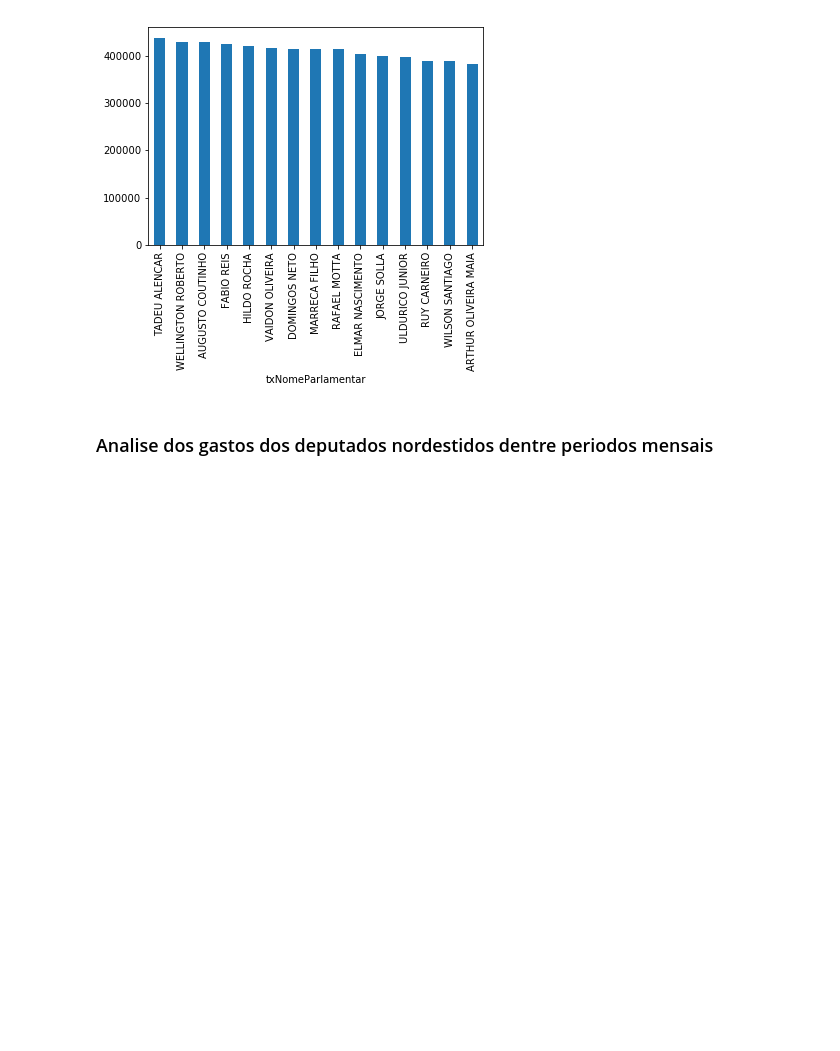
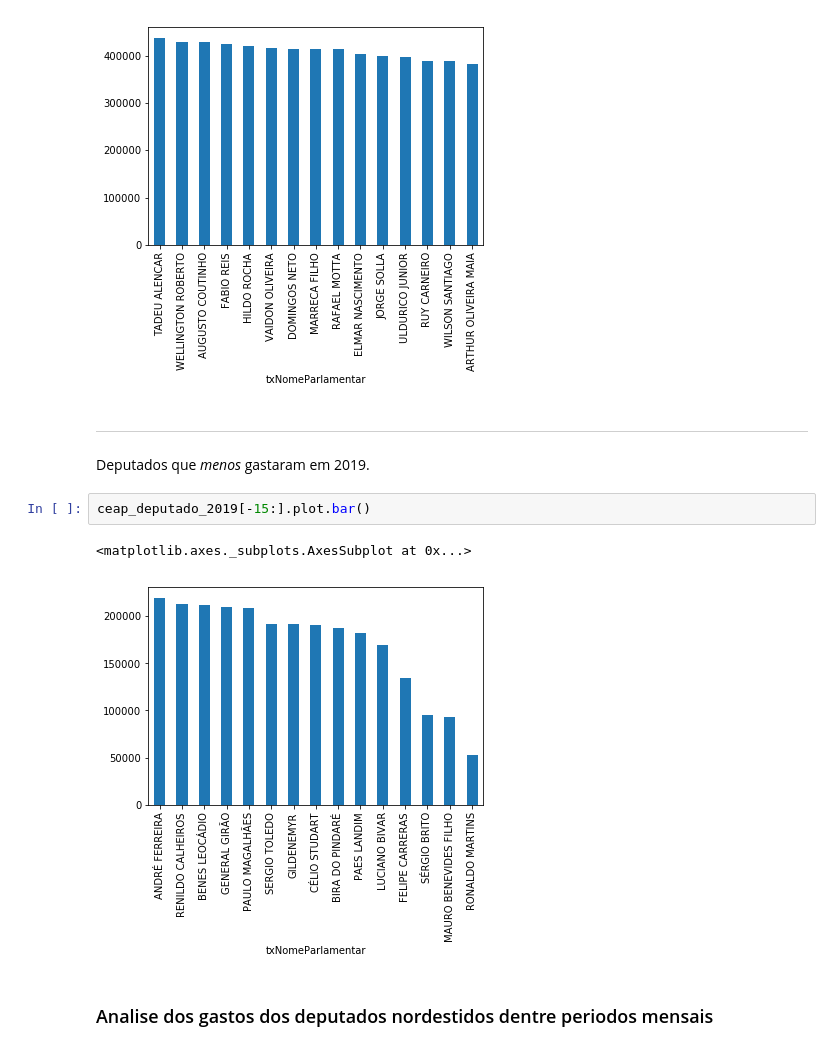
Before and after one commit to arthur-mts/beijo-de-moca, a Jupyter notebook: src/deputados.ipynb, the cells around one changed output. Saved outputs shown, nothing was run; the diff lists cells and outputs as text; blank space fills up the shorter version.

Commit message:
descrição dos gastos individuais de cada deputado por ano

```diff
--- a/src/deputados.ipynb
+++ b/src/deputados.ipynb
@@ -101,6 +106,15 @@ ceap_deputado_2019[:15].plot.bar()
 # %% [output]
 <matplotlib.axes._subplots.AxesSubplot at 0x...>
 [figure]
+# %% [markdown]
+---
+# %% [markdown]
+Deputados que *menos* gastaram em 2019.
+# %%
+ceap_deputado_2019[-15:].plot.bar()
+# %% [output]
+<matplotlib.axes._subplots.AxesSubplot at 0x...>
+[figure, added]
 # %% [markdown]
 ### Analise dos gastos dos deputados nordestidos dentre periodos mensais
 # %% [markdown]
```
Also changed, not shown: parts of 6 cells of this notebook.
